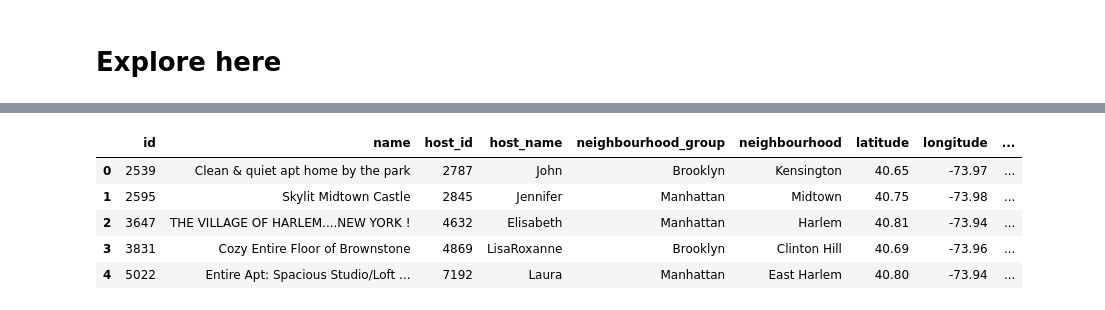
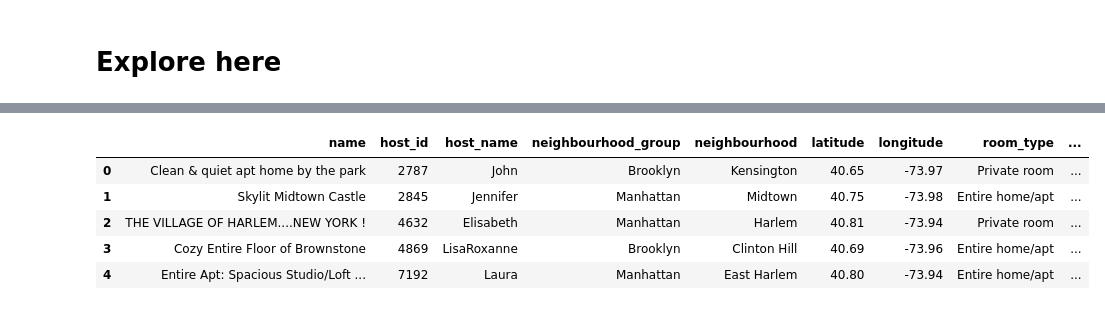
Before and after one commit to agustinluj/machine-learning-python-template, a Jupyter notebook: src/explore.ipynb, the cells around one changed output, grey strips where cells are left out. Saved outputs shown, nothing was run; the diff lists cells and outputs as text; code cells hidden in the pictures.

```diff
--- a/src/explore.ipynb
+++ b/src/explore.ipynb
@@ -86,11 +69,11 @@ print(df.head())
 # %%
-df.to_csv('C:/Users/Agustín/Desktop/4Geeks/Clases/14. EDA Machine Learning Algo/machine-learning-python-template/data/raw/Prueba.csv') #.iloc[:,1:]
+df = pd.read_csv('C:/Users/Agustín/Desktop/4Geeks/Clases/14. EDA Machine Learning Algo/machine-learning-python-template/data/raw/datahtml.csv').iloc[:,1:]
 pd.set_option('display.max_columns', None)
 df.head()
 # %% [output]
-|  | id | name | host_id | host_name | neighbourhood_group | neighbourhood | latitude | longitude | ... |
-| 0 | 2539 | Clean & quiet apt home by the park | 2787 | John | Brooklyn | Kensington | 40.65 | -73.97 | ... |
-| 1 | 2595 | Skylit Midtown Castle | 2845 | Jennifer | Manhattan | Midtown | 40.75 | -73.98 | ... |
-| 2 | 3647 | THE VILLAGE OF HARLEM....NEW YORK ! | 4632 | Elisabeth | Manhattan | Harlem | 40.81 | -73.94 | ... |
-| 3 | 3831 | Cozy Entire Floor of Brownstone | 4869 | LisaRoxanne | Brooklyn | Clinton Hill | 40.69 | -73.96 | ... |
-| 4 | 5022 | Entire Apt: Spacious Studio/Loft ... | 7192 | Laura | Manhattan | East Harlem | 40.80 | -73.94 | ... |
+|  | name | host_id | host_name | neighbourhood_group | neighbourhood | latitude | longitude | room_type | ... |
+| 0 | Clean & quiet apt home by the park | 2787 | John | Brooklyn | Kensington | 40.65 | -73.97 | Private room | ... |
+| 1 | Skylit Midtown Castle | 2845 | Jennifer | Manhattan | Midtown | 40.75 | -73.98 | Entire home/apt | ... |
+| 2 | THE VILLAGE OF HARLEM....NEW YORK ! | 4632 | Elisabeth | Manhattan | Harlem | 40.81 | -73.94 | Private room | ... |
+| 3 | Cozy Entire Floor of Brownstone | 4869 | LisaRoxanne | Brooklyn | Clinton Hill | 40.69 | -73.96 | Entire home/apt | ... |
+| 4 | Entire Apt: Spacious Studio/Loft ... | 7192 | Laura | Manhattan | East Harlem | 40.80 | -73.94 | Entire home/apt | ... |
```
Also changed, not shown: parts of 39 cells of this notebook, 2 other files.
